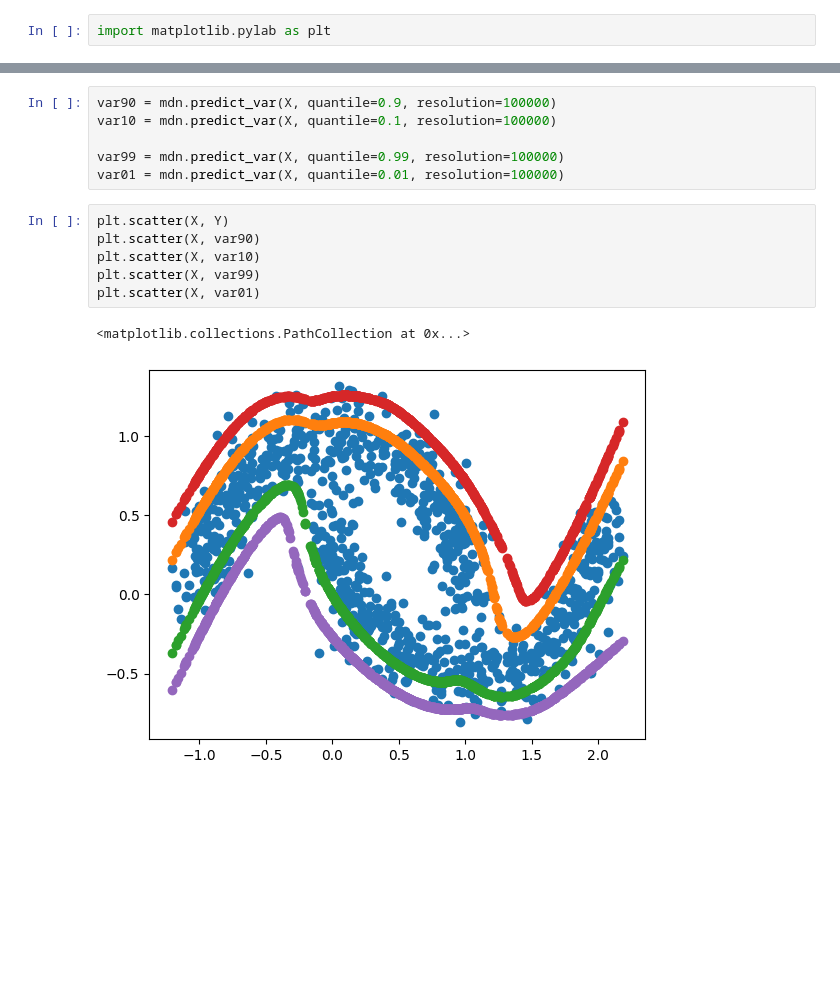
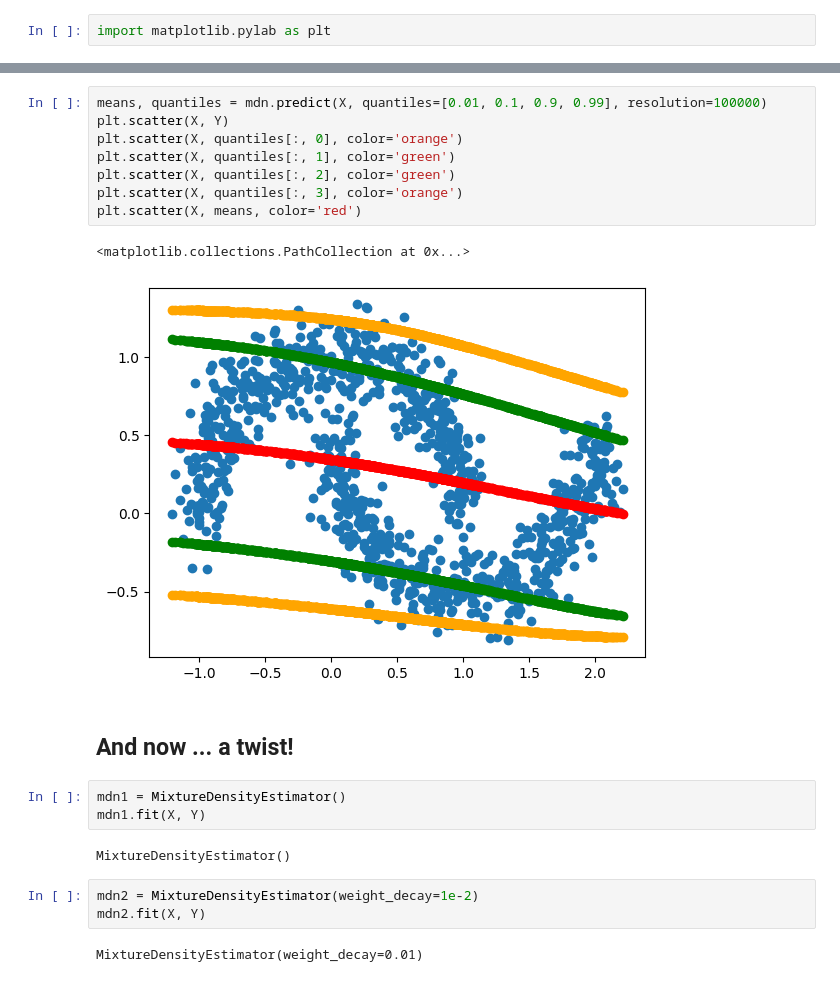
Before and after one commit to koaning/scikit-mdn, a Jupyter notebook: mdn.ipynb, the cells around one changed output, grey strips where cells are left out. Drawn from its saved outputs; the diff is of its cells as text; blank space fills up the shorter version.

```diff
--- a/mdn.ipynb
+++ b/mdn.ipynb
@@ -44,15 +63,23 @@ plt.plot(pdf[0], ys)
-# %%
-var90 = mdn.predict_var(X, quantile=0.9, resolution=100000)
-var10 = mdn.predict_var(X, quantile=0.1, resolution=100000)
-
-var99 = mdn.predict_var(X, quantile=0.99, resolution=100000)
-var01 = mdn.predict_var(X, quantile=0.01, resolution=100000)
-# %%
-plt.scatter(X, Y)
-plt.scatter(X, var90)
-plt.scatter(X, var10)
-plt.scatter(X, var99)
-plt.scatter(X, var01)
-# %% [output]
-<matplotlib.collections.PathCollection at 0x...>
-[figure, removed]
+# %%
+means, quantiles = mdn.predict(X, quantiles=[0.01, 0.1, 0.9, 0.99], resolution=100000)
+plt.scatter(X, Y)
+plt.scatter(X, quantiles[:, 0], color='orange')
+plt.scatter(X, quantiles[:, 1], color='green')
+plt.scatter(X, quantiles[:, 2], color='green')
+plt.scatter(X, quantiles[:, 3], color='orange')
+plt.scatter(X, means, color='red')
+# %% [output]
+<matplotlib.collections.PathCollection at 0x...>
+[figure, added]
+# %% [markdown]
+## And now ... a twist!
+# %%
+mdn1 = MixtureDensityEstimator()
+mdn1.fit(X, Y)
+# %% [output]
+MixtureDensityEstimator()
+# %%
+mdn2 = MixtureDensityEstimator(weight_decay=1e-2)
+mdn2.fit(X, Y)
+# %% [output]
+MixtureDensityEstimator(weight_decay=0.01)
```
Also changed, not shown: parts of 6 cells of this notebook, 3 other files.
